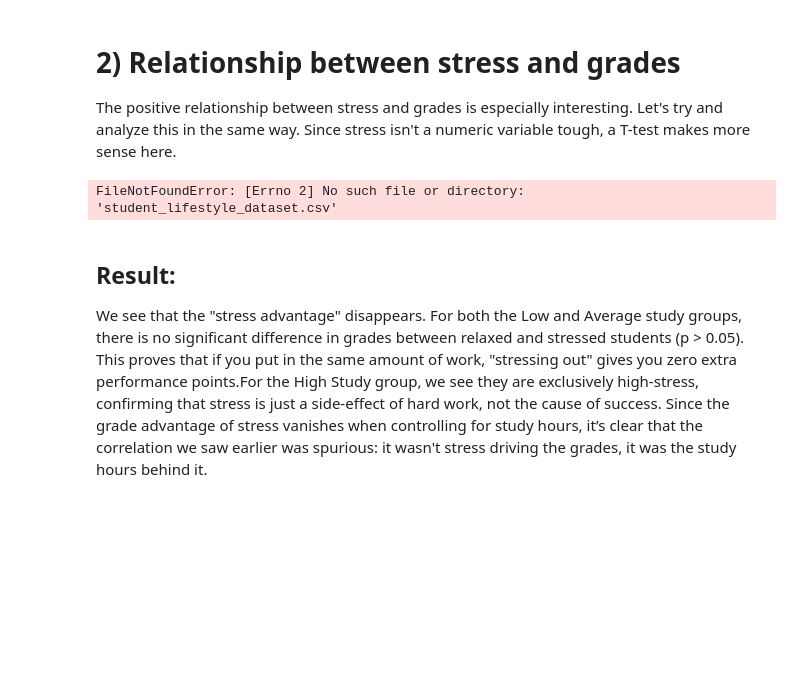
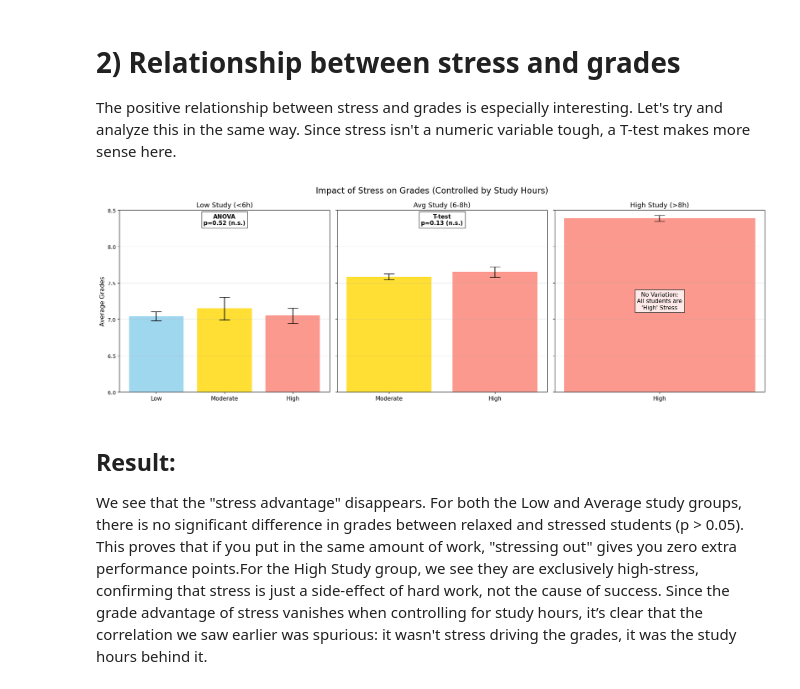
Before and after one commit to jorrewyffels-creator/DataAnalysisAssignements, a Jupyter notebook: FP-5/classical.ipynb, the cells around one changed output. Saved outputs shown, nothing was run; the diff lists cells and outputs as text; code cells hidden in the pictures; blank space fills up the shorter version.

Commit message:
Small bugfix
Final plot showed twice

```diff
--- a/FP-5/classical.ipynb
+++ b/FP-5/classical.ipynb
@@ -134,9 +134,14 @@ This proves how important it is to do insightfull analysis instead of just naivl
 
 The positive relationship between stress and grades is especially interesting. Let's try and analyze this in the same way. Since stress isn't a numeric variable tough, a T-test makes more sense here.
 # %%
+import matplotlib.pyplot as plt
+import pandas as pd
+import numpy as np
+from scipy import stats
+
 # --- NECESSARY SETUP (FIXED) ---
 # 1. Reload DataFrame
-df = pd.read_csv('student_lifestyle_dataset.csv')
+df = pd.read_csv('lifestylestudents.csv')
 
 # 2. Map necessary columns
 df['grades'] = df['Grades']
@@ -179,75 +184,43 @@ for i, group_name in enumerate(study_groups):
             present_cis.append(ci)
             present_colors.append(colors_map[stress_level])
 
-fig, axes = plt.subplots(1, 3, figsize=(18, 6), sharey=True)
-study_groups = ['Low Study (<6h)', 'Avg Study (6-8h)', 'High Study (>8h)']
-colors_map = {'Low': 'skyblue', 'Moderate': 'gold', 'High': 'salmon'}
-
-def get_sig_text(p_val):
-    if p_val < 0.001: return "***"
-    if p_val < 0.01: return "**"
-    if p_val < 0.05: return "*"
-    return "n.s."
-
-for i, group_name in enumerate(study_groups):
-    ax = axes[i]
-    subset = df[df['study_bin'] == group_name]
-    present_data = []
-    present_labels = []
-    present_means = []
-    present_cis = []
-    present_colors = []
-
-    for stress_level in ['Low', 'Moderate', 'High']:
-        data = subset[subset['stress'] == stress_level]['grades'].dropna()
-        if len(data) > 0:
-            present_data.append(data)
-            present_labels.append(stress_level)
-            present_means.append(data.mean())
-            # Calc 95% CI
-            ci = 1.96 * data.std() / np.sqrt(len(data)) if len(data) > 1 else 0
-            present_cis.append(ci)
-            present_colors.append(colors_map[stress_level])
-
     # Plotting
     if len(present_data) > 0:
         x_pos = range(len(present_data))
         ax.bar(x_pos, present_means, yerr=present_cis, color=present_colors, capsize=10, alpha=0.8)
         ax.set_xticks(x_pos)
         ax.set_xticklabels(present_labels, fontsize=11)
         ax.set_title(f"{group_name}", fontsize=13)
         ax.grid(axis='y', alpha=0.3)
 
         # --- STATISTICAL TEST LOGIC ---
         if len(present_data) > 1:
             if len(present_data) == 2:
                 # T-Test
                 t, p = stats.ttest_ind(present_data[0], present_data[1], equal_var=False)
                 test_label = "T-test"
             else:
-                # ANOVA (if we have 3 groups like in Low Study)
+                # ANOVA
                 f, p = stats.f_oneway(*present_data)
                 test_label = "ANOVA"
 
             sig_txt = get_sig_text(p)
             ax.text(0.5, 0.92, f"{test_label}\np={p:.2f} ({sig_txt})",
-                    transform=ax.transAxes, ha='center', fontsize=11, fontweight='bold',
-                    bbox=dict(facecolor='white', alpha=0.8))
-
+                            transform=ax.transAxes, ha='center', fontsize=11, fontweight='bold',
+                            bbox=dict(facecolor='white', alpha=0.8))
         else:
             # If only 1 group exists (High Study)
             ax.text(0.5, 0.5, "No Variation:\nAll students are\n'High' Stress",
-                    transform=ax.transAxes, ha='center', va='center', fontsize=11,
-                    bbox=dict(facecolor='white', alpha=0.8))
+                            transform=ax.transAxes, ha='center', va='center', fontsize=11,
+                            bbox=dict(facecolor='white', alpha=0.8))
 
 axes[0].set_ylabel("Average Grades", fontsize=12)
-# Set Y-limit to zoom in on the grade differences (or lack thereof)
-axes[0].set_ylim(6.0, 8.5)
+axes[0].set_ylim(6.0, 8.5) # Consistent Y-limit
 plt.suptitle("Impact of Stress on Grades (Controlled by Study Hours)", fontsize=16)
 plt.tight_layout()
 plt.show()
 # %% [output]
-FileNotFoundError: [Errno 2] No such file or directory: 'student_lifestyle_dataset.csv'
+[figure, added]
 # %% [markdown]
 ## Result:
 We see that the "stress advantage" disappears. For both the Low and Average study groups, there is no significant difference in grades between relaxed and stressed students (p > 0.05). This proves that if you put in the same amount of work, "stressing out" gives you zero extra performance points.For the High Study group, we see they are exclusively high-stress, confirming that stress is just a side-effect of hard work, not the cause of success. Since the grade advantage of stress vanishes when controlling for study hours, it’s clear that the correlation we saw earlier was spurious: it wasn't stress driving the grades, it was the study hours behind it.
```
Also changed, not shown: parts of 1 cell of this notebook, 1 other file.
